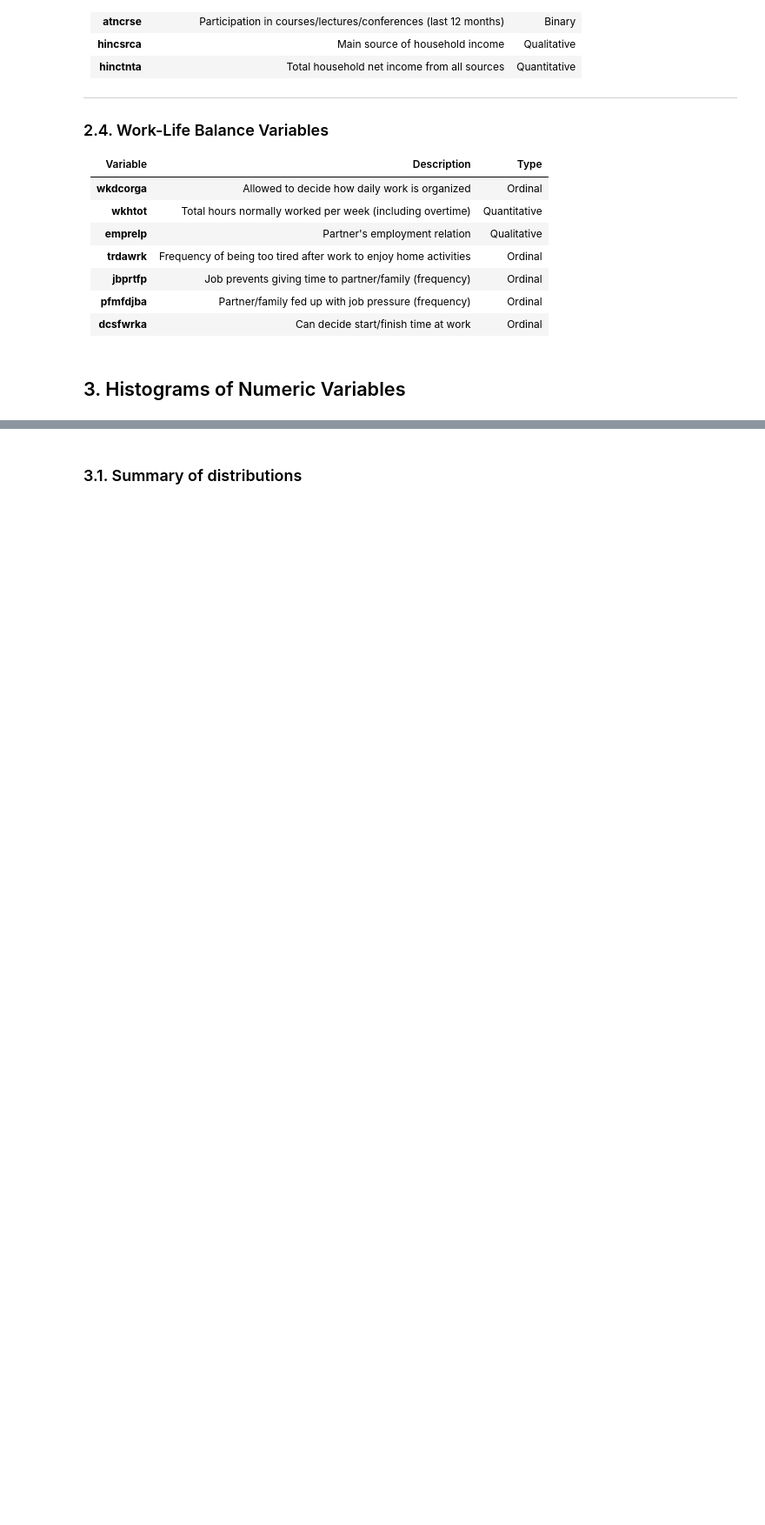
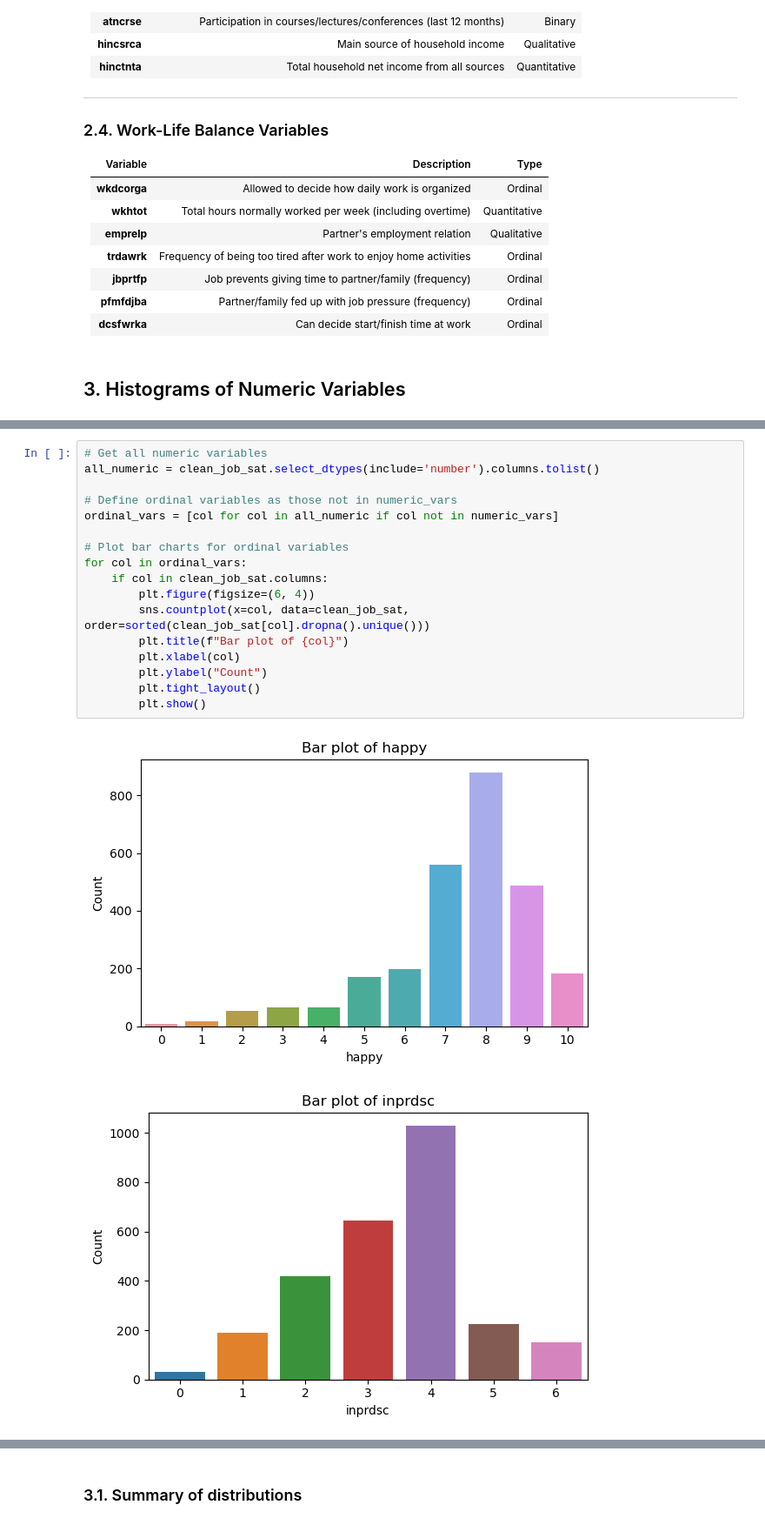
Before and after one commit to elizahalatek/Reproducible-Research-Project-2025, a Jupyter notebook: EDA.ipynb, the cells around one changed output, grey strips where cells are left out. Shown at 87% size. Cells and saved outputs as stored; diff of their text form; blank space fills up the shorter version.

```diff
--- a/EDA.ipynb
+++ b/EDA.ipynb
@@ -95,0 +90,20 @@ for col in clean_job_sat.select_dtypes(include='number').columns:
+# %%
+# Get all numeric variables
+all_numeric = clean_job_sat.select_dtypes(include='number').columns.tolist()
+
+# Define ordinal variables as those not in numeric_vars
+ordinal_vars = [col for col in all_numeric if col not in numeric_vars]
+
+# Plot bar charts for ordinal variables
+for col in ordinal_vars:
+    if col in clean_job_sat.columns:
+        plt.figure(figsize=(6, 4))
+        sns.countplot(x=col, data=clean_job_sat, order=sorted(clean_job_sat[col].dropna().unique()))
+        plt.title(f"Bar plot of {col}")
+        plt.xlabel(col)
+        plt.ylabel("Count")
+        plt.tight_layout()
+        plt.show()
+# %% [output]
+[figure, added]
+[figure, added]
```
Also changed, not shown: parts of 3 cells of this notebook, 2 other files.
